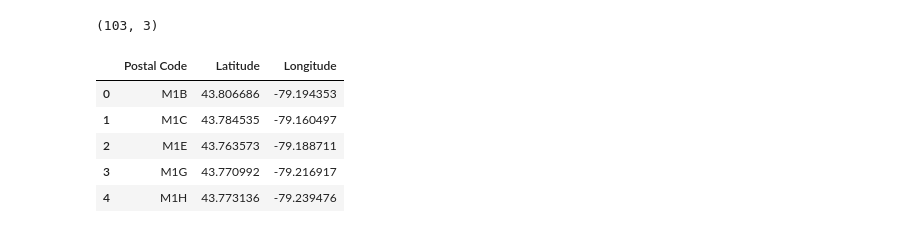
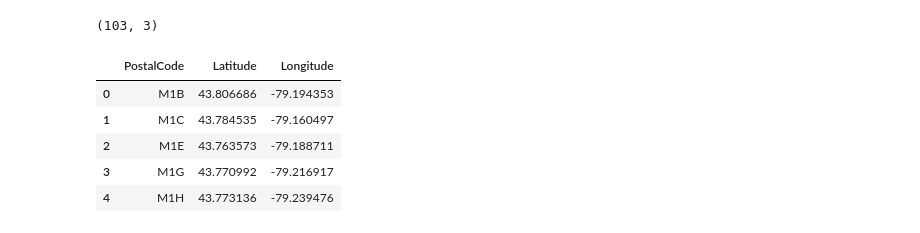
Before and after one commit to GoBadgers/Coursera_Capstone, a Jupyter notebook: Capstone Project Notebook.ipynb, the cells around one changed output. Cells and saved outputs as stored; diff of their text form; code cells hidden in the pictures.

```diff
--- a/Capstone Project Notebook.ipynb
+++ b/Capstone Project Notebook.ipynb
@@ -108,14 +132,13 @@ toronto_df_grouped.shape
 df.shape
 # %% [output]
 (103, 3)
-# %%
-csv_path = 'https://cocl.us/Geospatial_data'
-df = pd.read_csv(csv_path)
-df.head()
-# %% [output]
-|  | Postal Code | Latitude | Longitude |
-| 0 | M1B | 43.806686 | -79.194353 |
-| 1 | M1C | 43.784535 | -79.160497 |
-| 2 | M1E | 43.763573 | -79.188711 |
-| 3 | M1G | 43.770992 | -79.216917 |
-| 4 | M1H | 43.773136 | -79.239476 |
+# %%
+df.rename(columns={"Postal Code": "PostalCode"}, inplace=True)
+df.head()
+# %% [output]
+|  | PostalCode | Latitude | Longitude |
+| 0 | M1B | 43.806686 | -79.194353 |
+| 1 | M1C | 43.784535 | -79.160497 |
+| 2 | M1E | 43.763573 | -79.188711 |
+| 3 | M1G | 43.770992 | -79.216917 |
+| 4 | M1H | 43.773136 | -79.239476 |
```
Also changed, not shown: parts of 15 cells of this notebook.
